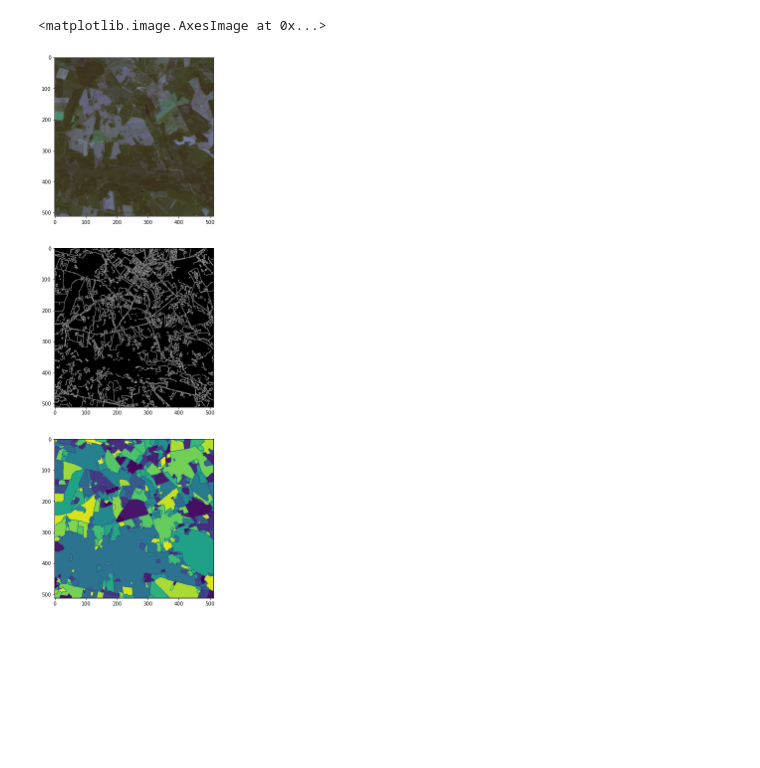
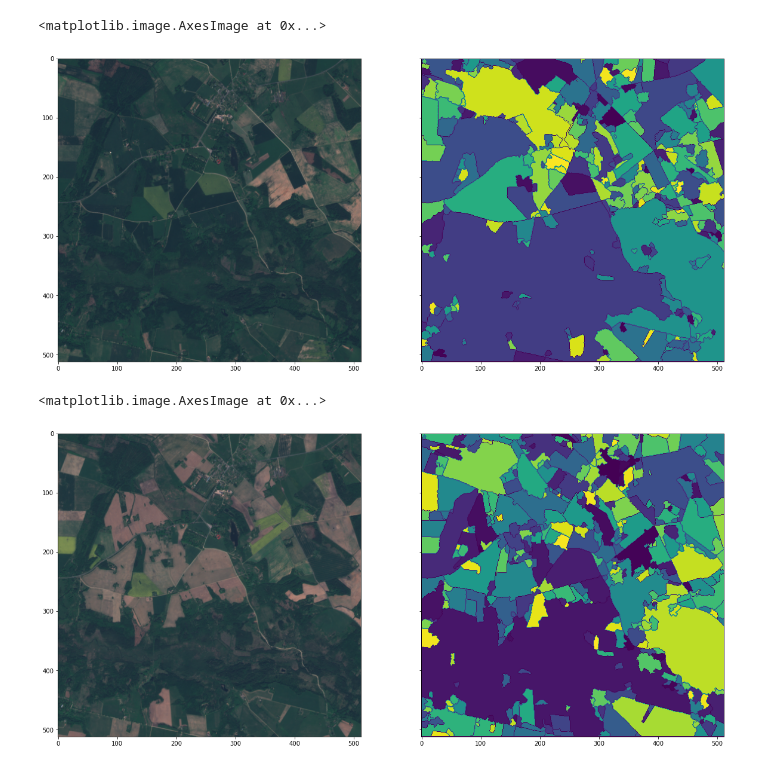
Before and after one commit to rometaidla/agriculture-segmenter, a Jupyter notebook: watershed_segmentation.ipynb, the cells around one changed output. Cells and saved outputs as stored; diff of their text form; code cells hidden in the pictures; blank space fills up the shorter version.

Commit message:
Temporal images added

```diff
--- a/watershed_segmentation.ipynb
+++ b/watershed_segmentation.ipynb
@@ -10,10 +8,20 @@ The autoreload extension is already loaded. To reload it, use:
 # %%
-image = segmenter.read_image('data/tile_1024_5632.tif')
+image = segmenter.read_image('data/T35VME_20190604.tif')
 segmented_image, edges = segmenter.segment(image)
-f, (ax1, ax2, ax3) = plt.subplots(3, 1, sharey=True, figsize=(20,20))
-ax1.imshow(image)
-ax2.imshow(edges, cmap="gray")
-ax3.imshow(segmented_image)
+f, (ax1, ax2) = plt.subplots(1, 2, sharey=True, figsize=(20,10))
+ax1.imshow(cv2.cvtColor(image, cv2.COLOR_BGR2RGB))
+#ax2.imshow(edges, cmap="gray")
+ax2.imshow(segmented_image)
 # %% [output]
 <matplotlib.image.AxesImage at 0x...>
-[figure, old version]
+[figure, new version]
+# %%
+image = segmenter.read_image('data/T35VME_20200531.tif')
+segmented_image, edges = segmenter.segment(image)
+f, (ax1, ax2) = plt.subplots(1, 2, sharey=True, figsize=(20,10))
+ax1.imshow(cv2.cvtColor(image, cv2.COLOR_BGR2RGB))
+#ax2.imshow(edges, cmap="gray")
+ax2.imshow(segmented_image)
+# %% [output]
+<matplotlib.image.AxesImage at 0x...>
+[figure, added]
```
Also changed, not shown: parts of 3 cells of this notebook, 4 other files.
